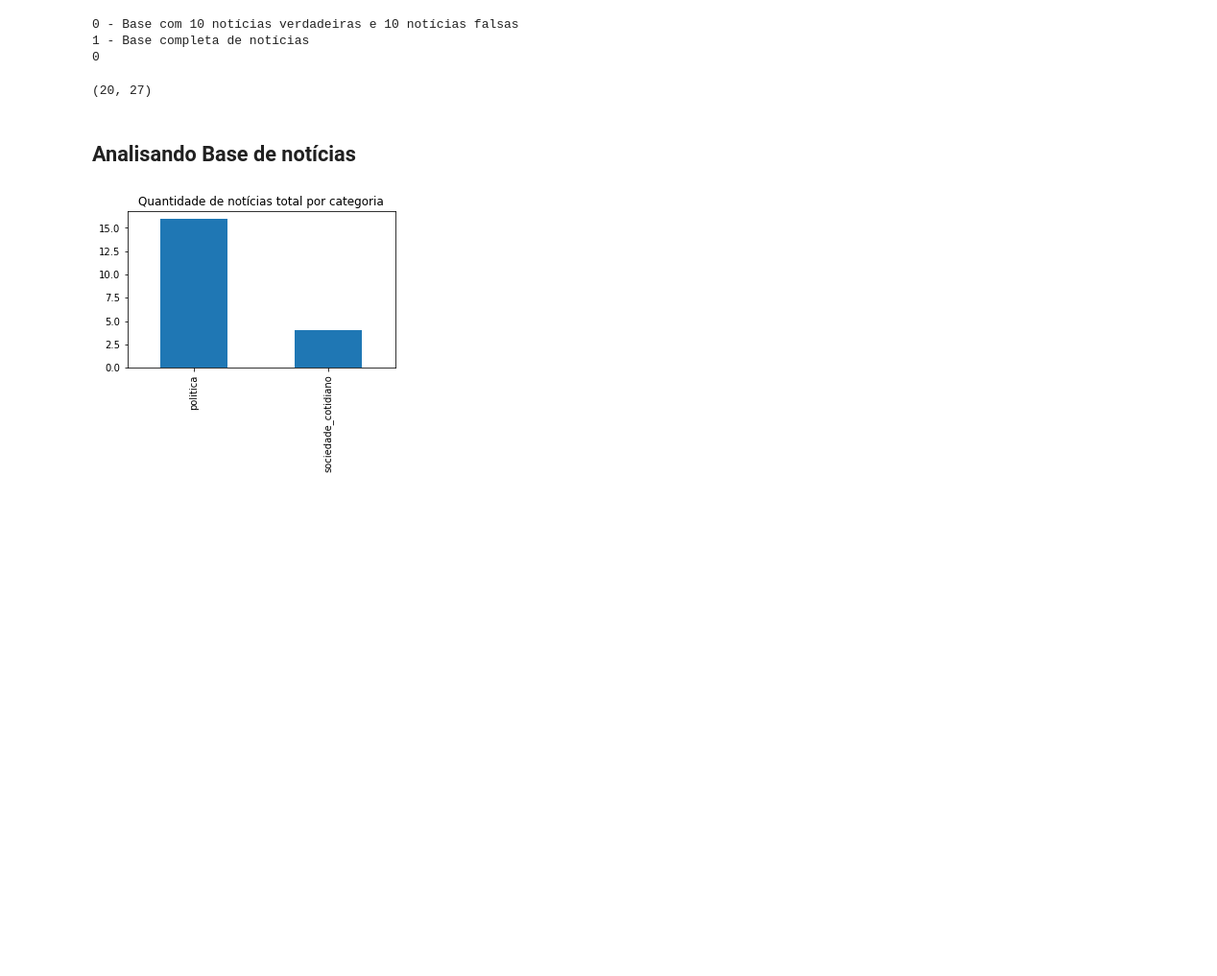
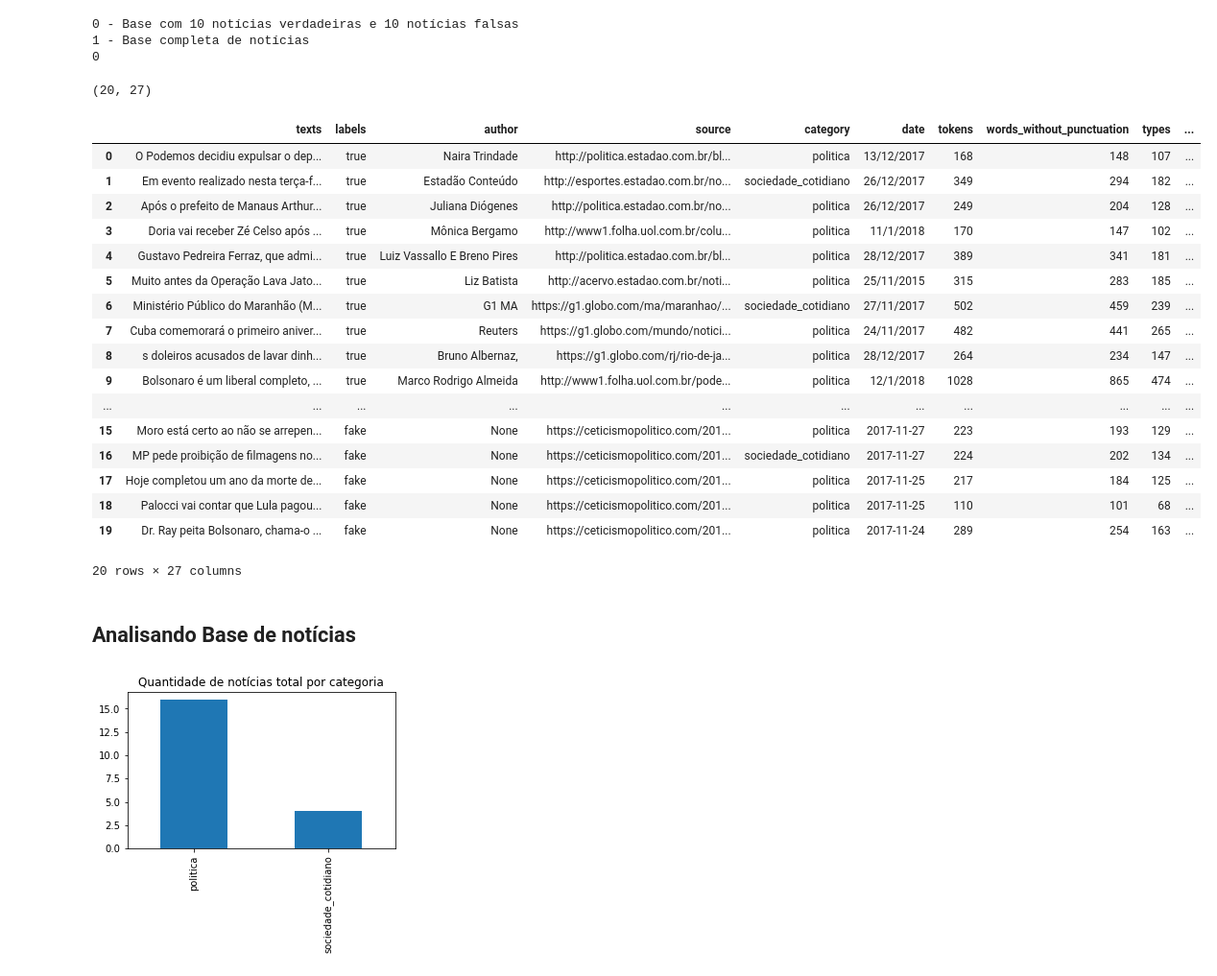
Before and after one commit to lucasnak/tcc-fake, a Jupyter notebook: notebook1_traditional_ML.ipynb, the cells around one changed output. Shown at 96% size. Cells and saved outputs as stored; diff of their text form; code cells hidden in the pictures; blank space fills up the shorter version.

```diff
--- a/notebook1_traditional_ML.ipynb
+++ b/notebook1_traditional_ML.ipynb
@@ -174,6 +174,27 @@ else:
 complete_data.shape
 # %% [output]
 (20, 27)
+# %%
+complete_data
+# %% [output]
+|  | texts | labels | author | source | category | date | tokens | words_without_punctuation | types | ... |
+| 0 | ﻿O Podemos decidiu expulsar o dep... | true | Naira Trindade | http://politica.estadao.com.br/bl... | politica | 13/12/2017 | 168 | 148 | 107 | ... |
+| 1 | Em evento realizado nesta terça-f... | true | Estadão Conteúdo | http://esportes.estadao.com.br/no... | sociedade_cotidiano | 26/12/2017 | 349 | 294 | 182 | ... |
+| 2 | ﻿Após o prefeito de Manaus Arthur... | true | Juliana Diógenes | http://politica.estadao.com.br/no... | politica | 26/12/2017 | 249 | 204 | 128 | ... |
+| 3 | ﻿Doria vai receber Zé Celso após ... | true | Mônica Bergamo | http://www1.folha.uol.com.br/colu... | politica | 11/1/2018 | 170 | 147 | 102 | ... |
+| 4 | Gustavo Pedreira Ferraz, que admi... | true | Luiz Vassallo E Breno Pires | http://politica.estadao.com.br/bl... | politica | 28/12/2017 | 389 | 341 | 181 | ... |
+| 5 | Muito antes da Operação Lava Jato... | true | Liz Batista | http://acervo.estadao.com.br/noti... | politica | 25/11/2015 | 315 | 283 | 185 | ... |
+| 6 | Ministério Público do Maranhão (M... | true | G1 MA | https://g1.globo.com/ma/maranhao/... | sociedade_cotidiano | 27/11/2017 | 502 | 459 | 239 | ... |
+| 7 | Cuba comemorará o primeiro aniver... | true | Reuters | https://g1.globo.com/mundo/notici... | politica | 24/11/2017 | 482 | 441 | 265 | ... |
+| 8 | s doleiros acusados de lavar dinh... | true | Bruno Albernaz, | https://g1.globo.com/rj/rio-de-ja... | politica | 28/12/2017 | 264 | 234 | 147 | ... |
+| 9 | Bolsonaro é um liberal completo, ... | true | Marco Rodrigo Almeida | http://www1.folha.uol.com.br/pode... | politica | 12/1/2018 | 1028 | 865 | 474 | ... |
+| ... | ... | ... | ... | ... | ... | ... | ... | ... | ... | ... |
+| 15 | Moro está certo ao não se arrepen... | fake | None | https://ceticismopolitico.com/201... | politica | 2017-11-27 | 223 | 193 | 129 | ... |
+| 16 | MP pede proibição de filmagens no... | fake | None | https://ceticismopolitico.com/201... | sociedade_cotidiano | 2017-11-27 | 224 | 202 | 134 | ... |
+| 17 | Hoje completou um ano da morte de... | fake | None | https://ceticismopolitico.com/201... | politica | 2017-11-25 | 217 | 184 | 125 | ... |
+| 18 | Palocci vai contar que Lula pagou... | fake | None | https://ceticismopolitico.com/201... | politica | 2017-11-25 | 110 | 101 | 68 | ... |
+| 19 | Dr. Ray peita Bolsonaro, chama-o ... | fake | None | https://ceticismopolitico.com/201... | politica | 2017-11-24 | 289 | 254 | 163 | ... |
+20 rows × 27 columns
 # %% [markdown]
 ## Analisando Base de notícias
 # %%
```
Also changed, not shown: parts of 5 cells of this notebook.
